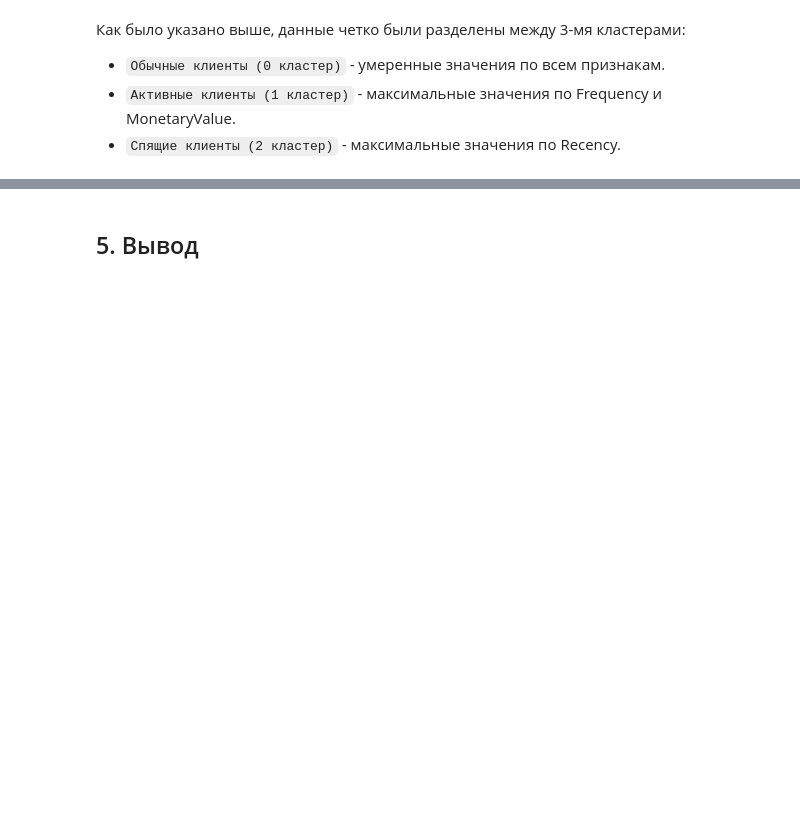
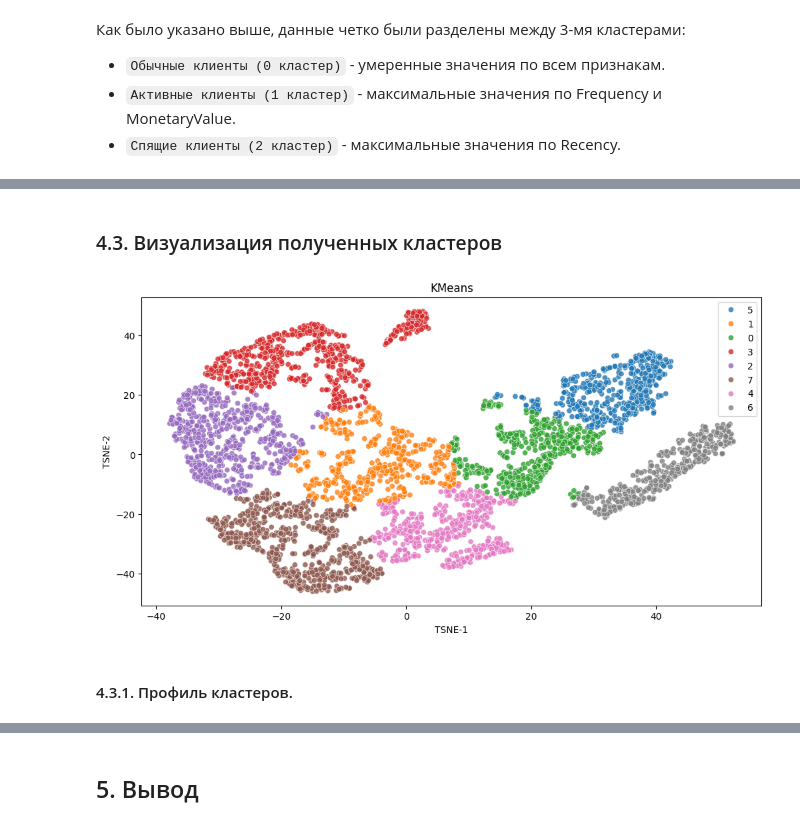
Before and after one commit to postvlone/clients_clustering_project, a Jupyter notebook: clients_clustering.ipynb, the cells around one changed output, grey strips where cells are left out. Drawn from its saved outputs; the diff is of its cells as text; code cells hidden in the pictures; blank space fills up the shorter version.

```diff
--- a/clients_clustering.ipynb
+++ b/clients_clustering.ipynb
@@ -784,0 +900,19 @@ plot_cluster_profile(grouped_data, 3)
+# %%
+# Инициализируем модель KMeans
+best_kmeans_tsne = cluster.KMeans(n_clusters=8, n_init=20, random_state=42)
+# Обучим ее
+best_kmeans_tsne.fit(tsne_df)
+# Добавим столбец с кластерами в нашу RFM-таблицу
+tsne_df['KMeans'] = best_kmeans_tsne.labels_
+rfm_table['KMeans_tsne'] = best_kmeans_tsne.labels_ # для дальнейшей визуализации профиля кластеров
+# %% [markdown]
+### 4.3. Визуализация полученных кластеров
+# %%
+# KMeans
+fig = plt.figure(figsize=(12, 6))
+ax = sns.scatterplot(tsne_df, x='TSNE-1', y='TSNE-2', hue=best_kmeans_tsne.labels_.astype(str), alpha=0.8)
+ax.set_title('KMeans');
+# %% [output]
+[figure, added]
+# %% [markdown]
+#### 4.3.1. Профиль кластеров.
```
Also changed, not shown: parts of 29 cells of this notebook, 2 other files.
